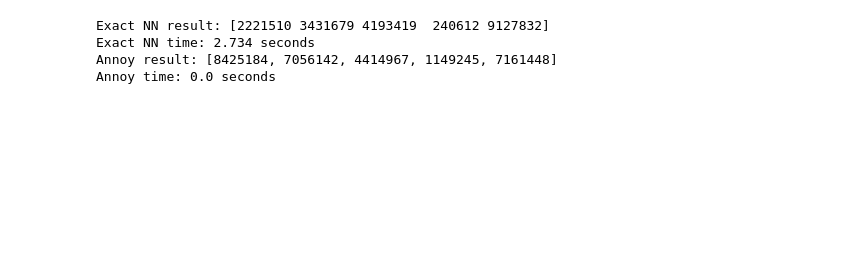
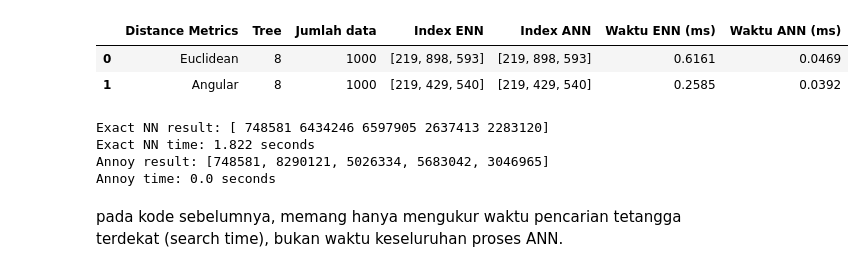
Before and after one commit to oninonins/Machine-learning-, a Jupyter notebook: JS06 - ANN/Praktikum_1.ipynb, the cells around one changed output. Saved outputs shown, nothing was run; the diff lists cells and outputs as text; code cells hidden in the pictures; blank space fills up the shorter version.

```diff
--- a/JS06 - ANN/Praktikum_1.ipynb
+++ b/JS06 - ANN/Praktikum_1.ipynb
@@ -79,4 +79,67 @@ Waktu Annoy: 0.236 ms
 [figure]
+# %%
+
+import pandas as pd
+from annoy import AnnoyIndex
+import numpy as np
+import time
+
+# Gunakan dataset dan query dari Cell 1
+n_points = len(X)
+n_features = X.shape[1]
+k = 3
+n_trees = 8
+
+hasil = []
+
+for metric in ["euclidean", "angular"]:
+
+    # ----- ENN -----
+    start = time.perf_counter()
+
+    if metric == "euclidean":
+        distances = np.linalg.norm(X - query, axis=1)
+    else:
+        norm_x = np.linalg.norm(X, axis=1)
+        norm_q = np.linalg.norm(query)
+
+        cosine = (X @ query) / (norm_x * norm_q)
+        cosine = np.clip(cosine, -1.0, 1.0)
+        distances = np.sqrt(2 * (1 - cosine))
+
+    idx_exact = np.argsort(distances)[:k]
+    waktu_exact = time.perf_counter() - start
+
+    # ----- ANN -----
+    index = AnnoyIndex(n_features, metric)
+
+    for i, vec in enumerate(X):
+        index.add_item(i, vec.tolist())
+
+    index.build(n_trees)
+
+    start = time.perf_counter()
+    idx_ann = index.get_nns_by_vector(query.tolist(), k)
+    waktu_ann = time.perf_counter() - start
+
+    # ----- Simpan hasil -----
+    hasil.append({
+        "Distance Metrics": metric.capitalize(),
+        "Tree": n_trees,
+        "Jumlah data": n_points,
+        "Index ENN": idx_exact.tolist(),
+        "Index ANN": idx_ann,
+        "Waktu ENN (ms)": round(waktu_exact * 1000, 4),
+        "Waktu ANN (ms)": round(waktu_ann * 1000, 4)
+    })
+
+# Tampilkan tabel
+df_hasil = pd.DataFrame(hasil)
+display(df_hasil)
+# %% [output]
+|  | Distance Metrics | Tree | Jumlah data | Index ENN | Index ANN | Waktu ENN (ms) | Waktu ANN (ms) |
+| 0 | Euclidean | 8 | 1000 | [219, 898, 593] | [219, 898, 593] | 0.6161 | 0.0469 |
+| 1 | Angular | 8 | 1000 | [219, 429, 540] | [219, 429, 540] | 0.2585 | 0.0392 |
 # %%
 import numpy as np
 import time
@@ -119,7 +182,9 @@ annoy_time = time.time() - start
 print("Annoy result:", annoy_idx)
 print("Annoy time:", round(annoy_time, 3), "seconds")
 # %% [output]
-Exact NN result: [2221510 3431679 4193419  240612 9127832]
-Exact NN time: 2.734 seconds
-Annoy result: [8425184, 7056142, 4414967, 1149245, 7161448]
+Exact NN result: [ 748581 6434246 6597905 2637413 2283120]
+Exact NN time: 1.822 seconds
+Annoy result: [748581, 8290121, 5026334, 5683042, 3046965]
 Annoy time: 0.0 seconds
+# %% [markdown]
+pada kode sebelumnya, memang hanya mengukur waktu pencarian tetangga terdekat (search time), bukan waktu keseluruhan proses ANN.
```
Also changed, not shown: parts of 2 cells of this notebook.
